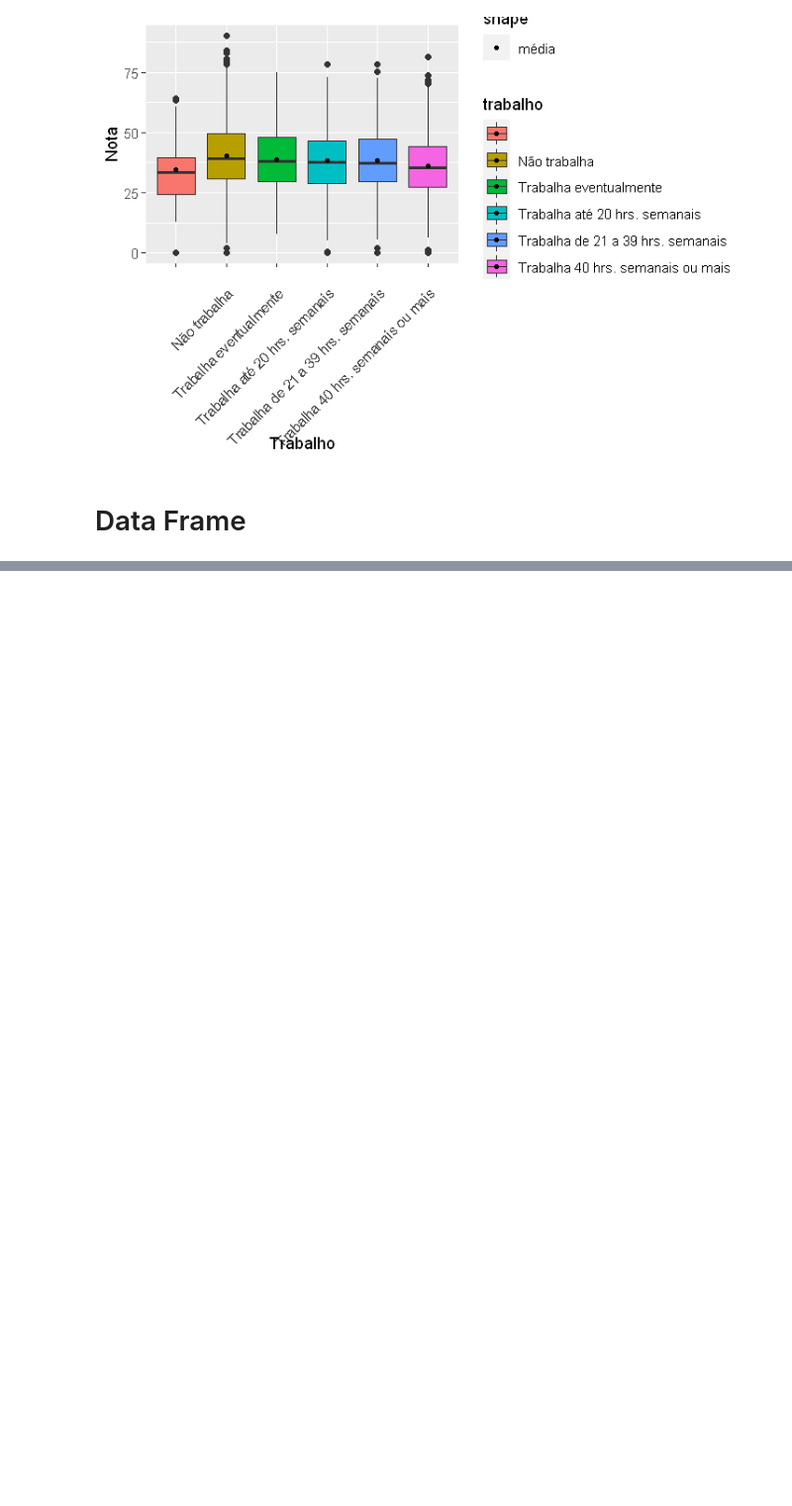
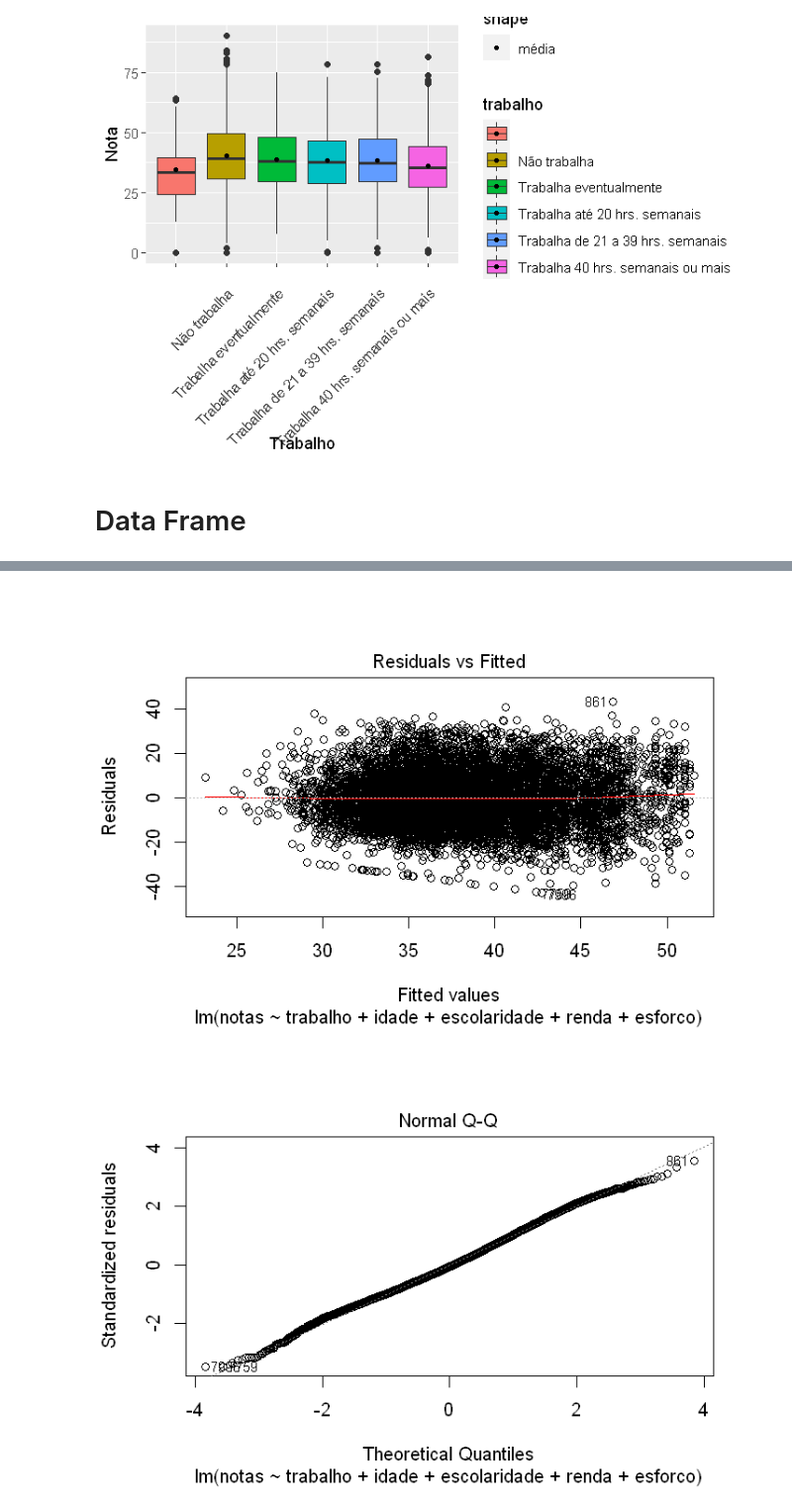
Before and after one commit to emariot/econometria, a Jupyter notebook: regressao_linear_multipla.ipynb, the cells around one changed output, grey strips where cells are left out. Shown: that part at 99% size. Drawn from its saved outputs; the diff is of its cells as text; code cells hidden in the pictures; blank space fills up the shorter version.

```diff
--- a/regressao_linear_multipla.ipynb
+++ b/regressao_linear_multipla.ipynb
@@ -294,0 +332,3 @@ head(df_1)
+# %%
+mod = lm(notas~trabalho+idade+escolaridade+renda+esforco, data=df_1)
+summary(mod)
@@ -294,0 +353,5 @@ head(df_1)
+# %%
+plot(mod)
+# %% [output]
+[figure, added]
+[figure, added]
```
Also changed, not shown: parts of 12 cells of this notebook.
